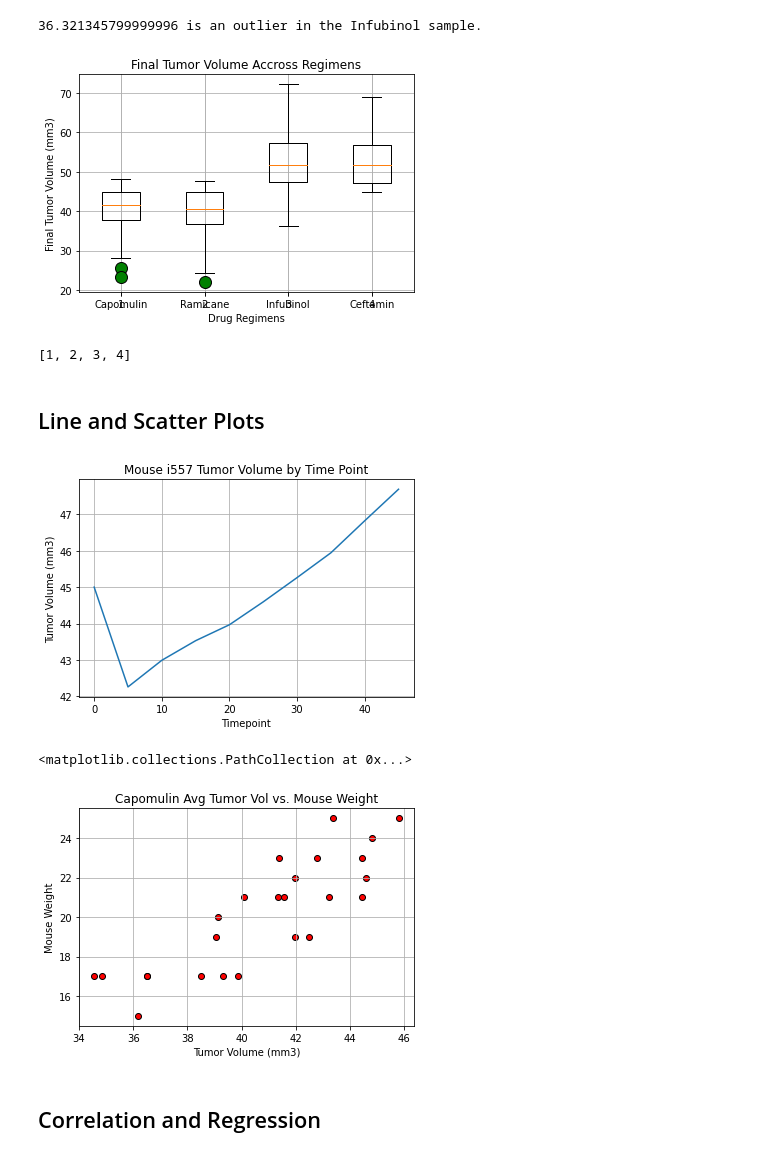
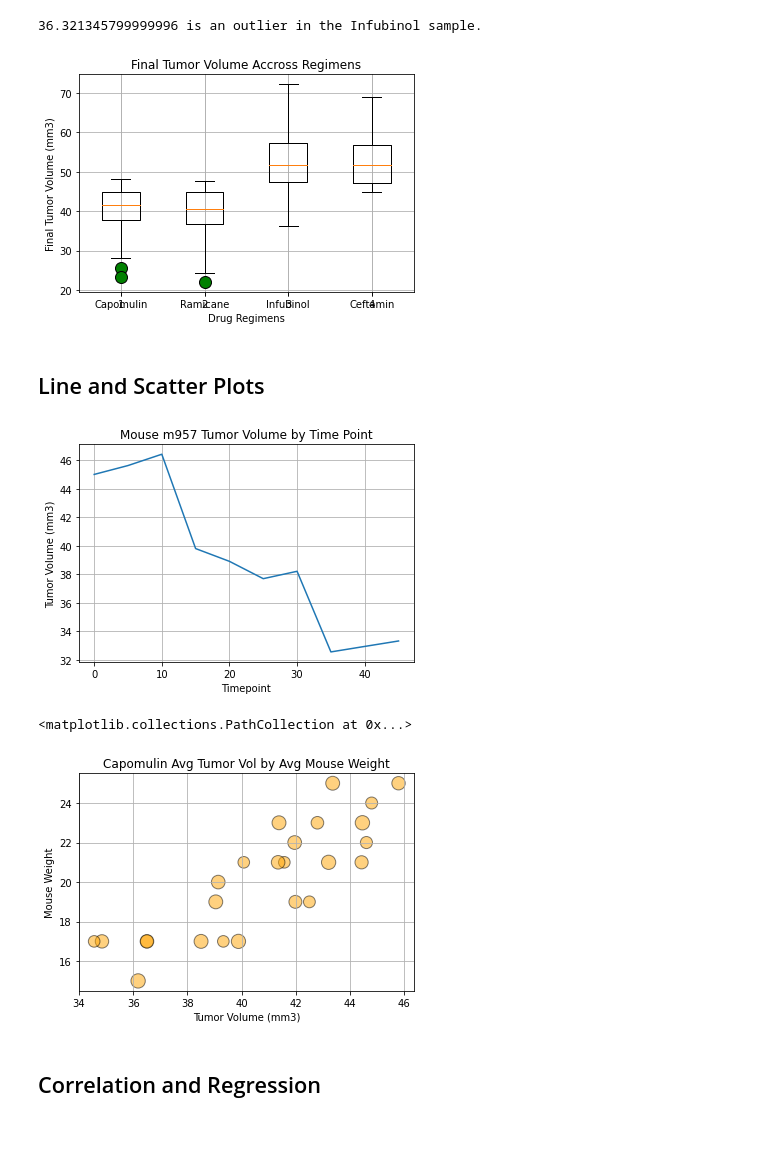
Before and after one commit to zombimaki/matplotlib-challenge, a Jupyter notebook: Pymaceuticals/pymaceuticals.ipynb, the cells around one changed output. Drawn from its saved outputs; the diff is of its cells as text; code cells hidden in the pictures.

```diff
--- a/Pymaceuticals/pymaceuticals.ipynb
+++ b/Pymaceuticals/pymaceuticals.ipynb
@@ -308,7 +309,11 @@ Infubinol_df = mouse_study_df.loc[mouse_study_df['Drug Regimen'] == 'Infubinol']
 Ceftamin_df = mouse_study_df.loc[mouse_study_df['Drug Regimen'] == 'Ceftamin']
 
 # create a list of tumor volumes series for eaach regimen
-data = [Capomulin_df['Tumor Volume (mm3)'],Ramicane_df['Tumor Volume (mm3)'],Infubinol_df['Tumor Volume (mm3)'],Ceftamin_df['Tumor Volume (mm3)']]
+data = [Capomulin_df['Tumor Volume (mm3)']
+        ,Ramicane_df['Tumor Volume (mm3)']
+        ,Infubinol_df['Tumor Volume (mm3)']
+        ,Ceftamin_df['Tumor Volume (mm3)']
+       ]
 
 fig, ax = plt.subplots()
 
@@ -328,34 +333,32 @@ ax.boxplot(data, flierprops=flierprops)
 
 plt.grid()
 plt.show()
-tick_locations
 # %% [output]
 [figure]
-[1, 2, 3, 4]
 # %% [markdown]
 ## Line and Scatter Plots
 # %%
 # Generate a line plot of tumor volume vs. time point for a mouse treated with Capomulin
 
 Capomulin_df = mouse_study_df.loc[mouse_study_df['Drug Regimen'] == 'Capomulin']
 
 mouse_sample = Capomulin_df.sample()
 mouse_id = list(mouse_sample['Mouse ID'])
 
-mouse_df = mouse_study_df.loc[mouse_study_df['Mouse ID'] == mouse_id[0]]
+mouse_df = mouse_study_df.loc[mouse_study_df['Mouse ID'] == mouse_id[0]].sort_values(by = "Timepoint", ascending = True)
 
 fig, ax = plt.subplots()
 
 ax.plot(mouse_df['Timepoint'],mouse_df['Tumor Volume (mm3)'])
 
 # set title and labels
 plt.title(f"Mouse {mouse_id[0]} Tumor Volume by Time Point")
 plt.xlabel("Timepoint")
 plt.ylabel("Tumor Volume (mm3)")
 plt.grid()
 plt.show()
 # %% [output]
-[figure, old version]
+[figure, new version]
 # %%
 #Generate a scatter plo.t of average tumor volume vs. mouse weight for the Capomulin regimen
 Capomulin_group_df = Capomulin_df.groupby(['Mouse ID'])
@@ -364,14 +367,19 @@ Capomulin_group_df = Capomulin_df.groupby(['Mouse ID'])
 avg_tumor = Capomulin_group_df['Tumor Volume (mm3)'].mean()
 avg_weight = Capomulin_group_df['Weight (g)'].mean()
 
+fig, ax = plt.subplots()
+
 # set title and labels
-plt.title("Capomulin Avg Tumor Vol vs. Mouse Weight")
+plt.title("Capomulin Avg Tumor Vol by Avg Mouse Weight")
 plt.xlabel("Tumor Volume (mm3)")
 plt.ylabel("Mouse Weight")
 plt.grid()
-plt.scatter(avg_tumor, avg_weight, facecolors="red", edgecolors="black")
+
+# plot the scatter plot
+plt.scatter(avg_tumor, avg_weight, marker="o", facecolors="orange", edgecolors="black",
+            s=tumor*3, alpha=0.5)
 # %% [output]
 <matplotlib.collections.PathCollection at 0x...>
-[figure, old version]
+[figure, new version]
 # %% [markdown]
 ## Correlation and Regression
```
Also changed, not shown: parts of 5 cells of this notebook.
